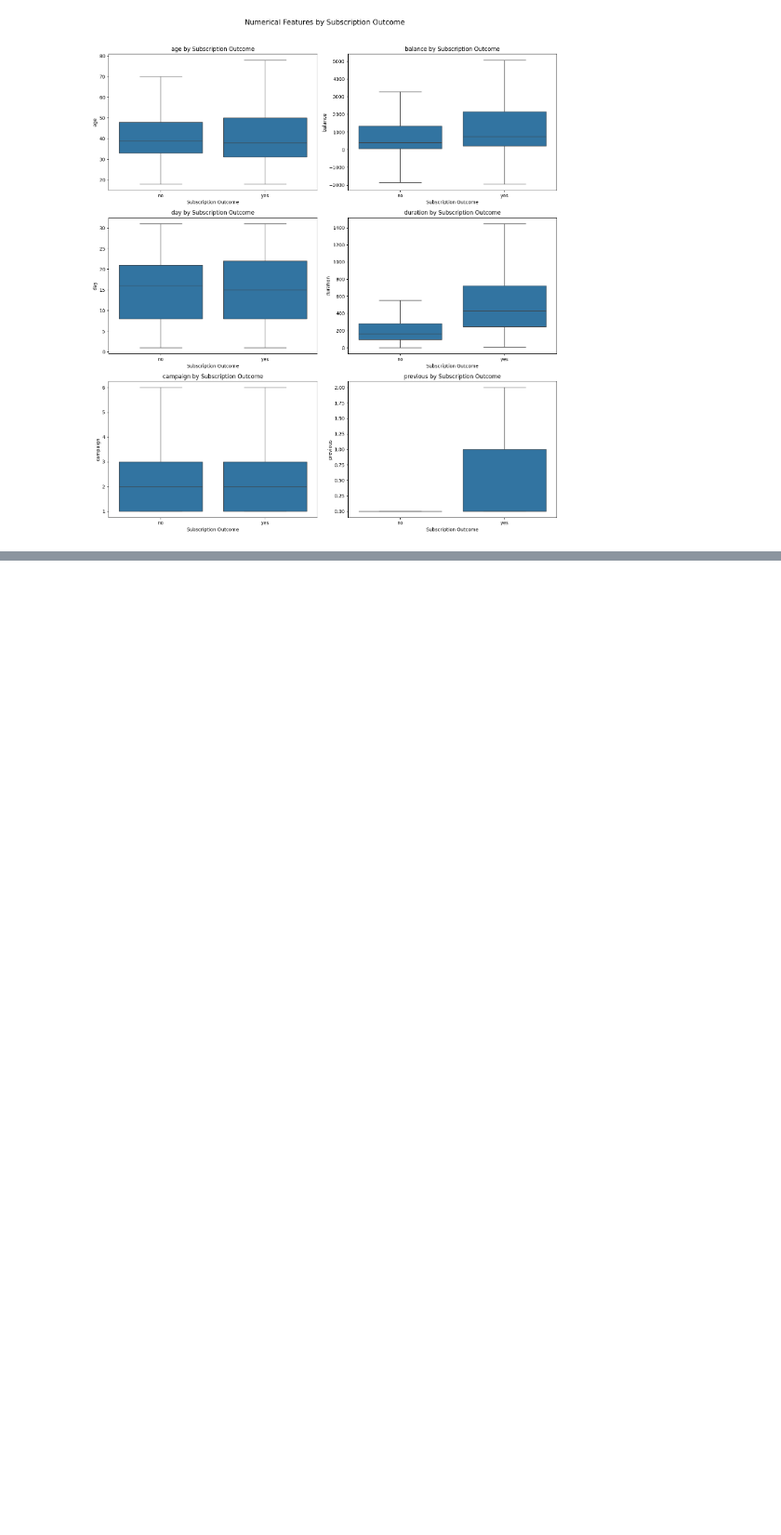
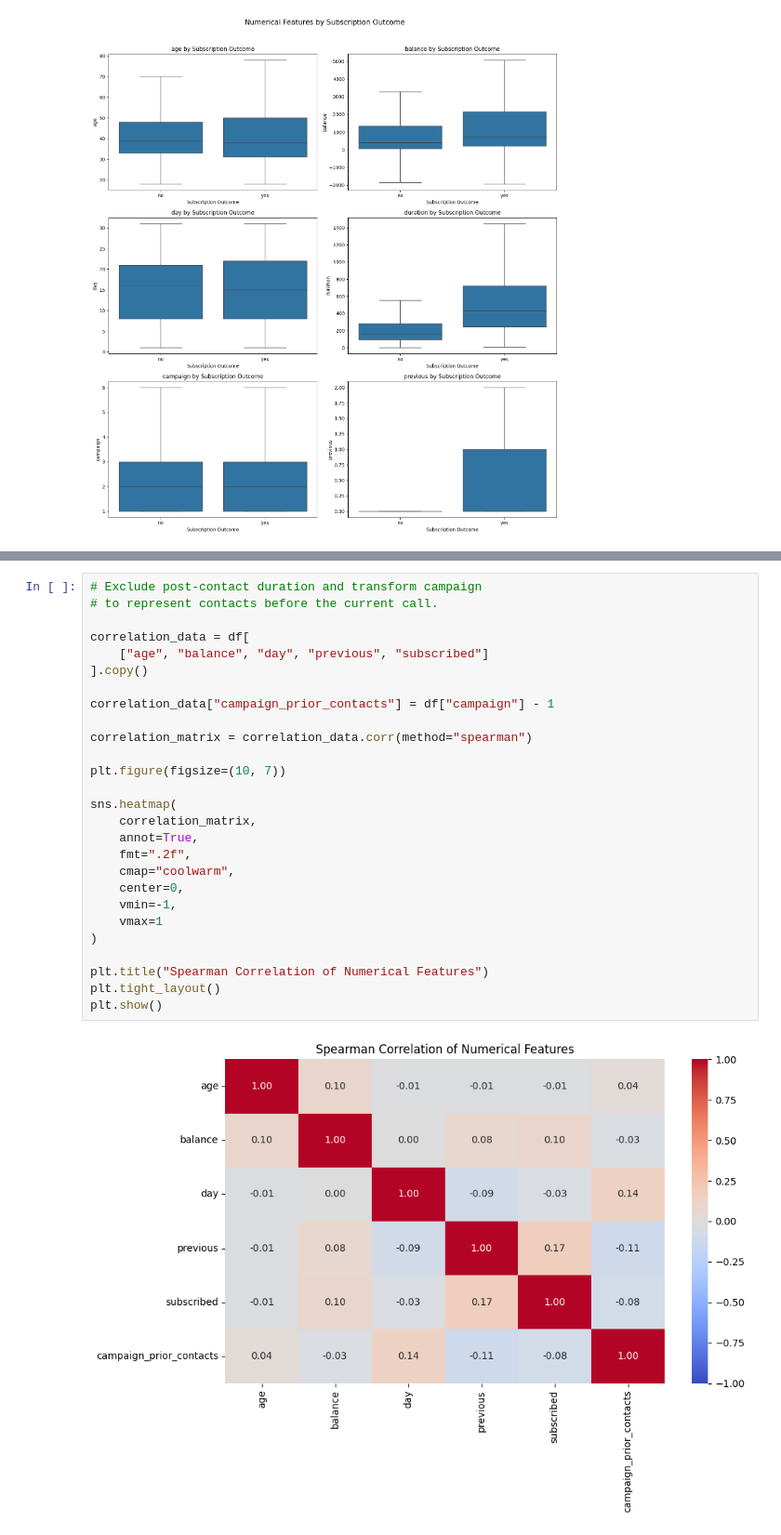
Before and after one commit to Frostbrewn/6001CMD-ML-CW2, a Jupyter notebook: notebooks/02_exploratory_data_analysis.ipynb, the cells around one changed output, grey strips where cells are left out. Shown at 93% size. Drawn from its saved outputs; the diff is of its cells as text; blank space fills up the shorter version.

```diff
--- a/notebooks/02_exploratory_data_analysis.ipynb
+++ b/notebooks/02_exploratory_data_analysis.ipynb
@@ -158,0 +188,29 @@ plt.show()
+# %%
+# Exclude post-contact duration and transform campaign
+# to represent contacts before the current call.
+
+correlation_data = df[
+    ["age", "balance", "day", "previous", "subscribed"]
+].copy()
+
+correlation_data["campaign_prior_contacts"] = df["campaign"] - 1
+
+correlation_matrix = correlation_data.corr(method="spearman")
+
+plt.figure(figsize=(10, 7))
+
+sns.heatmap(
+    correlation_matrix,
+    annot=True,
+    fmt=".2f",
+    cmap="coolwarm",
+    center=0,
+    vmin=-1,
+    vmax=1
+)
+
+plt.title("Spearman Correlation of Numerical Features")
+plt.tight_layout()
+plt.show()
+# %% [output]
+[figure, added]
```
Also changed, not shown: parts of 1 cell of this notebook.
